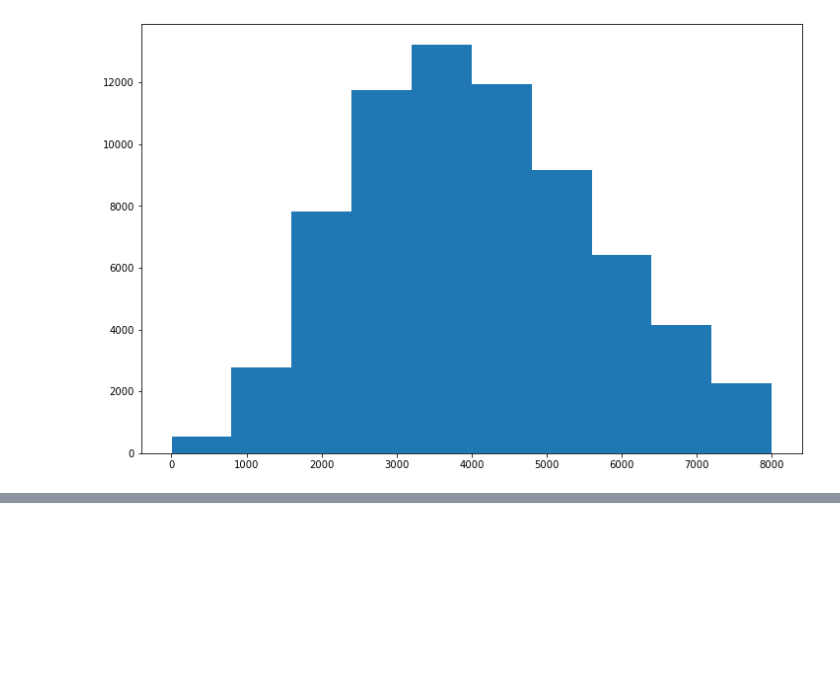
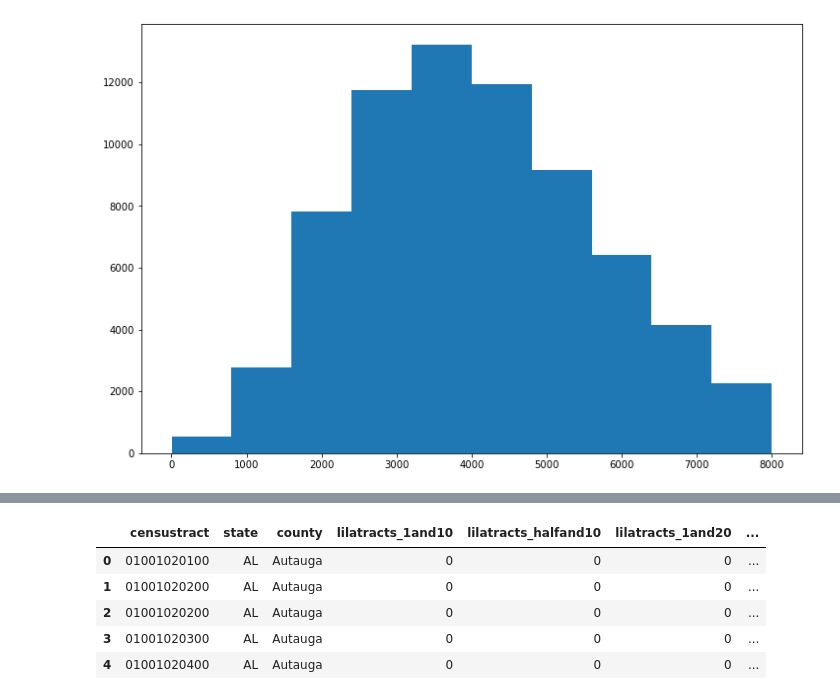
Before and after one commit to derryzrli/food-insecurity-analysis, a Jupyter notebook: starter-code_k.ipynb, the cells around one changed output, grey strips where cells are left out. Cells and saved outputs as stored; diff of their text form; code cells hidden in the pictures; blank space fills up the shorter version.

```diff
--- a/starter-code_k.ipynb
+++ b/starter-code_k.ipynb
@@ -187,0 +192,2 @@ plt.hist(data_2019[data_2019['pop2010'] <= 8000]['pop2010']);
+# %%
+zip_2010.columns = zip_2010.columns.str.lower()
@@ -187,0 +203,2 @@ plt.hist(data_2019[data_2019['pop2010'] <= 8000]['pop2010']);
+# %%
+zip_2010[['res_ratio', 'bus_ratio','oth_ratio', 'tot_ratio']] = zip_2010[['res_ratio', 'bus_ratio','oth_ratio', 'tot_ratio']].astype(np.float64)
@@ -187,0 +251,9 @@ plt.hist(data_2019[data_2019['pop2010'] <= 8000]['pop2010']);
+# %%
+data_2010_zip.head()
+# %% [output]
+|  | censustract | state | county | lilatracts_1and10 | lilatracts_halfand10 | lilatracts_1and20 | ... |
+| 0 | 01001020100 | AL | Autauga | 0 | 0 | 0 | ... |
+| 1 | 01001020200 | AL | Autauga | 0 | 0 | 0 | ... |
+| 2 | 01001020200 | AL | Autauga | 0 | 0 | 0 | ... |
+| 3 | 01001020300 | AL | Autauga | 0 | 0 | 0 | ... |
+| 4 | 01001020400 | AL | Autauga | 0 | 0 | 0 | ... |
```
Also changed, not shown: parts of 14 cells of this notebook.
